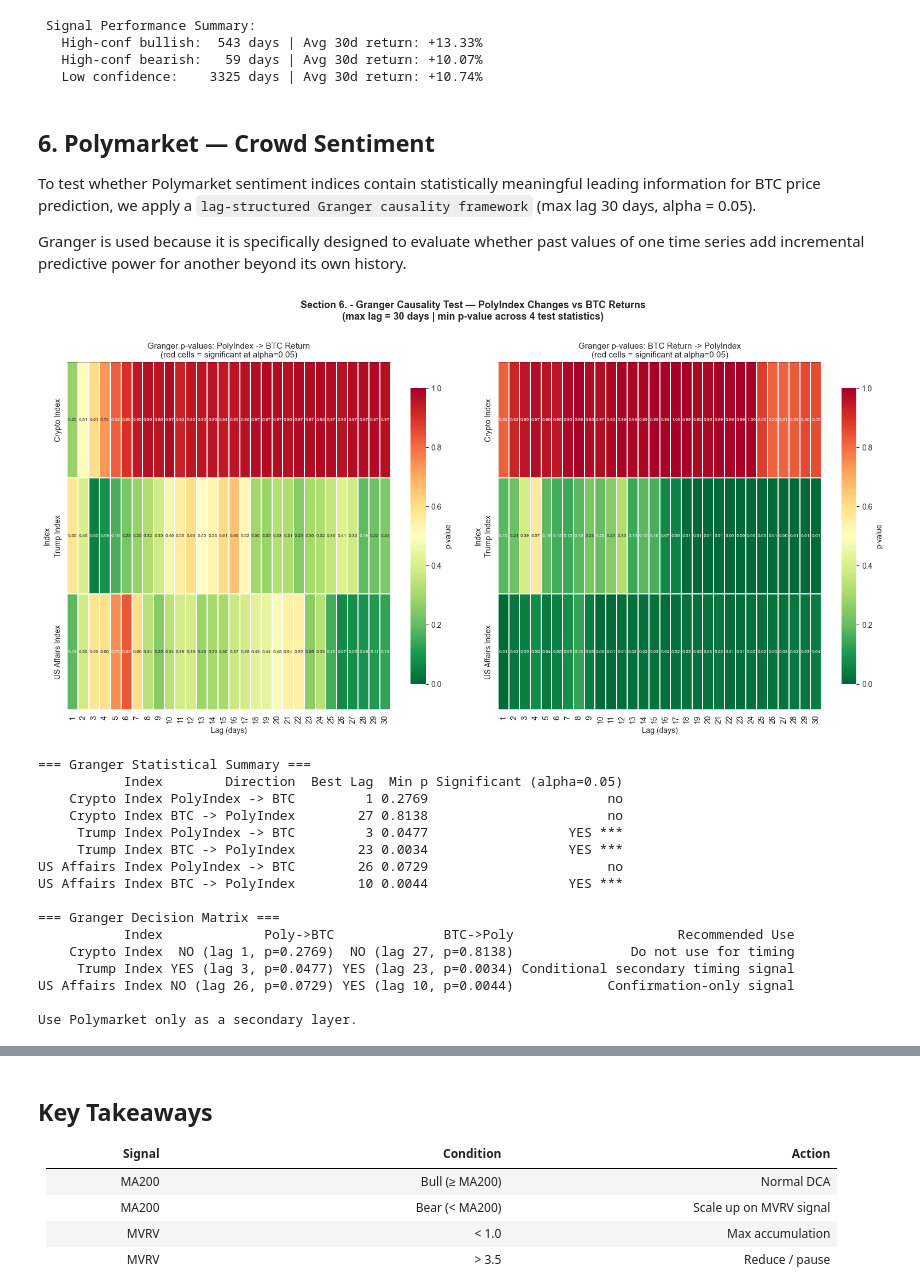
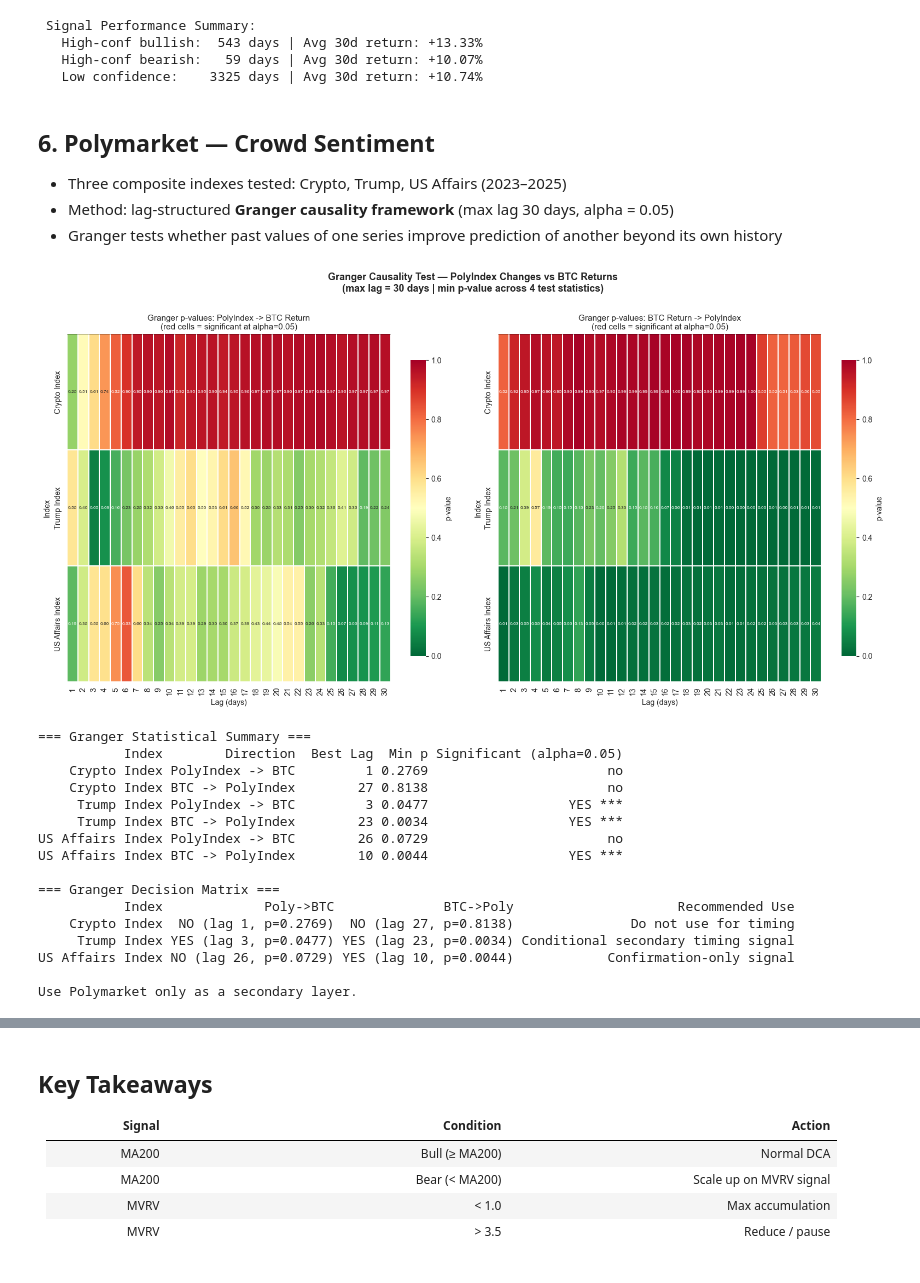
Before and after one commit to xlegend1024/GT-MSA-Spring-2026-Team-09, a Jupyter notebook: eda/EDA_Executive.ipynb, the cells around one changed output, grey strips where cells are left out. Saved outputs shown, nothing was run; the diff lists cells and outputs as text; code cells hidden in the pictures.

```diff
--- a/eda/EDA_Executive.ipynb
+++ b/eda/EDA_Executive.ipynb
@@ -519,9 +525,9 @@ print(f"   Low confidence:    {signals['low_conf'].sum():4d} days | "
 # %% [markdown]
 ## 6. Polymarket — Crowd Sentiment
 
-To test whether Polymarket sentiment indices contain statistically meaningful leading information for BTC price prediction, we apply a `lag-structured Granger causality framework` (max lag 30 days, alpha = 0.05).
-
-Granger is used because it is specifically designed to evaluate whether past values of one time series add incremental predictive power for another beyond its own history.
+- Three composite indexes tested: Crypto, Trump, US Affairs (2023–2025)
+- Method: lag-structured **Granger causality framework** (max lag 30 days, alpha = 0.05)
+- Granger tests whether past values of one series improve prediction of another beyond its own history
 # %%
 import os
 from util_eda import PolymarketUtils, PolymarketFeatures, PolymarketPlots
@@ -649,7 +655,7 @@ for ax, key, direction in zip(
     ax.set_ylabel("Index")
 
 plt.suptitle(
-    "Section 6. - Granger Causality Test — PolyIndex Changes vs BTC Returns\n"
+    "Granger Causality Test — PolyIndex Changes vs BTC Returns\n"
     "(max lag = 30 days | min p-value across 4 test statistics)",
     fontsize=13,
     fontweight="bold",
@@ -678,34 +684,34 @@ sig_col = next((col for col in sig_col_candidates if col in summary_df.columns),
 if sig_col is None:
     raise KeyError(
         f"Significant column not found. Available columns: {list(summary_df.columns)}"
     )
 
 summary_df["Significant"] = summary_df[sig_col].astype(str).str.contains("YES")
 stat_view = summary_df[["Index", "Direction_norm", "Best Lag", "Min p", sig_col]].copy()
 stat_view = stat_view.rename(columns={"Direction_norm": "Direction", sig_col: f"Significant (alpha={ALPHA})"})
 
 decision_rows = []
 for index_name in ["Crypto Index", "Trump Index", "US Affairs Index"]:
     p2b_sig = _direction_flag(index_name, "PolyIndex -> BTC")
     b2p_sig = _direction_flag(index_name, "BTC -> PolyIndex")
     decision_rows.append(
         {
             "Index": index_name,
             "Poly->BTC": f"{'YES' if p2b_sig else 'NO'} (lag {_best_lag(index_name, 'PolyIndex -> BTC')}, p={_min_p(index_name, 'PolyIndex -> BTC'):.4f})",
             "BTC->Poly": f"{'YES' if b2p_sig else 'NO'} (lag {_best_lag(index_name, 'BTC -> PolyIndex')}, p={_min_p(index_name, 'BTC -> PolyIndex'):.4f})",
             "Recommended Use": _usage_label(p2b_sig, b2p_sig),
         }
     )
 
 decision_view = pd.DataFrame(decision_rows)
 
 print("\n=== Granger Statistical Summary ===")
 print(stat_view.to_string(index=False))
 print("\n=== Granger Decision Matrix ===")
 print(decision_view.to_string(index=False))
 print("\nUse Polymarket only as a secondary layer.")
 # %% [output]
-[figure, old version]
+[figure, new version]
 === Granger Statistical Summary ===
            Index        Direction  Best Lag  Min p Significant (alpha=0.05)
     Crypto Index PolyIndex -> BTC         1 0.2769                       no
```
Also changed, not shown: parts of 7 cells of this notebook.
